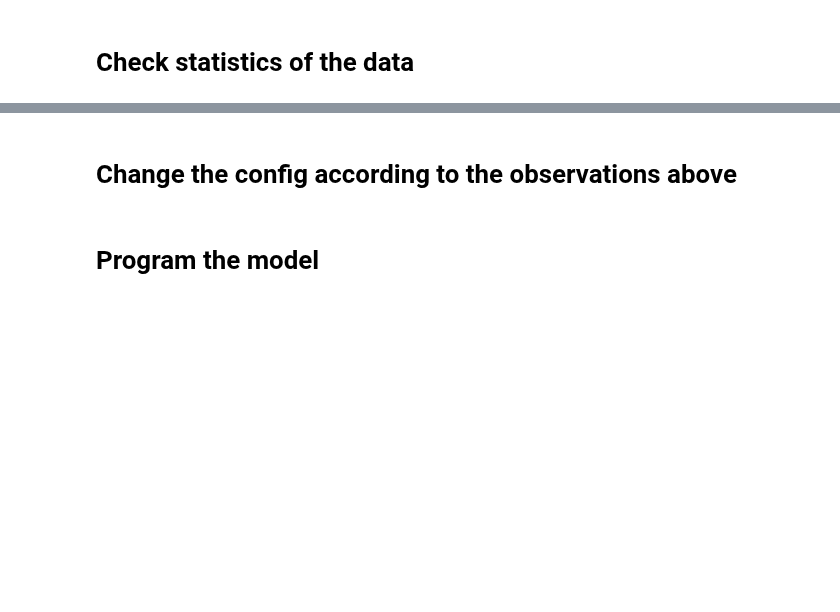
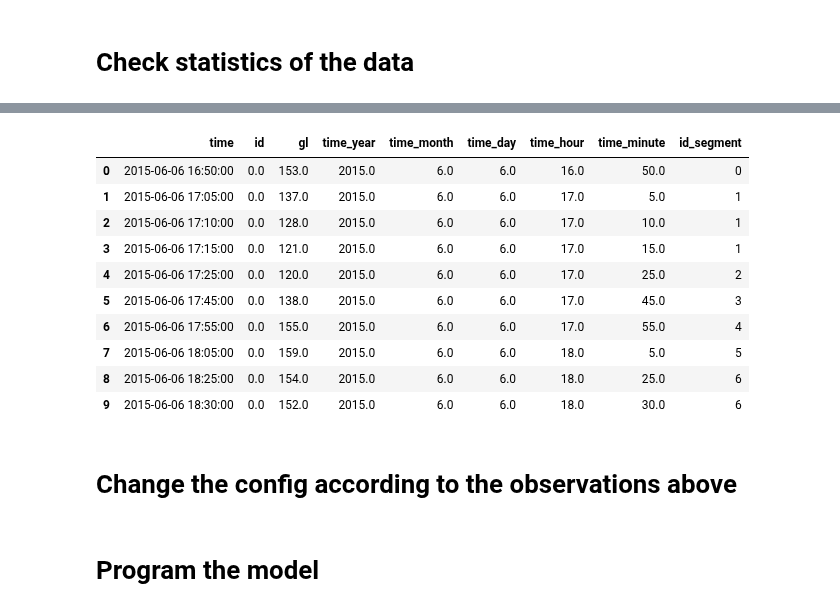
Before and after one commit to IrinaStatsLab/GlucoBench, a Jupyter notebook: exploratory_analysis/iglu.ipynb, the cells around one changed output, grey strips where cells are left out. Saved outputs shown, nothing was run; the diff lists cells and outputs as text; code cells hidden in the pictures; blank space fills up the shorter version.

```diff
--- a/exploratory_analysis/iglu.ipynb
+++ b/exploratory_analysis/iglu.ipynb
@@ -74,2 +99,16 @@ print(formatter)
+# %%
+df.head(10)
+# %% [output]
+|  | time | id | gl | time_year | time_month | time_day | time_hour | time_minute | id_segment |
+| 0 | 2015-06-06 16:50:00 | 0.0 | 153.0 | 2015.0 | 6.0 | 6.0 | 16.0 | 50.0 | 0 |
+| 1 | 2015-06-06 17:05:00 | 0.0 | 137.0 | 2015.0 | 6.0 | 6.0 | 17.0 | 5.0 | 1 |
+| 2 | 2015-06-06 17:10:00 | 0.0 | 128.0 | 2015.0 | 6.0 | 6.0 | 17.0 | 10.0 | 1 |
+| 3 | 2015-06-06 17:15:00 | 0.0 | 121.0 | 2015.0 | 6.0 | 6.0 | 17.0 | 15.0 | 1 |
+| 4 | 2015-06-06 17:25:00 | 0.0 | 120.0 | 2015.0 | 6.0 | 6.0 | 17.0 | 25.0 | 2 |
+| 5 | 2015-06-06 17:45:00 | 0.0 | 138.0 | 2015.0 | 6.0 | 6.0 | 17.0 | 45.0 | 3 |
+| 6 | 2015-06-06 17:55:00 | 0.0 | 155.0 | 2015.0 | 6.0 | 6.0 | 17.0 | 55.0 | 4 |
+| 7 | 2015-06-06 18:05:00 | 0.0 | 159.0 | 2015.0 | 6.0 | 6.0 | 18.0 | 5.0 | 5 |
+| 8 | 2015-06-06 18:25:00 | 0.0 | 154.0 | 2015.0 | 6.0 | 6.0 | 18.0 | 25.0 | 6 |
+| 9 | 2015-06-06 18:30:00 | 0.0 | 152.0 | 2015.0 | 6.0 | 6.0 | 18.0 | 30.0 | 6 |
 # %%
 # plot acf of random samples from segments
```
Also changed, not shown: parts of 5 cells of this notebook.
